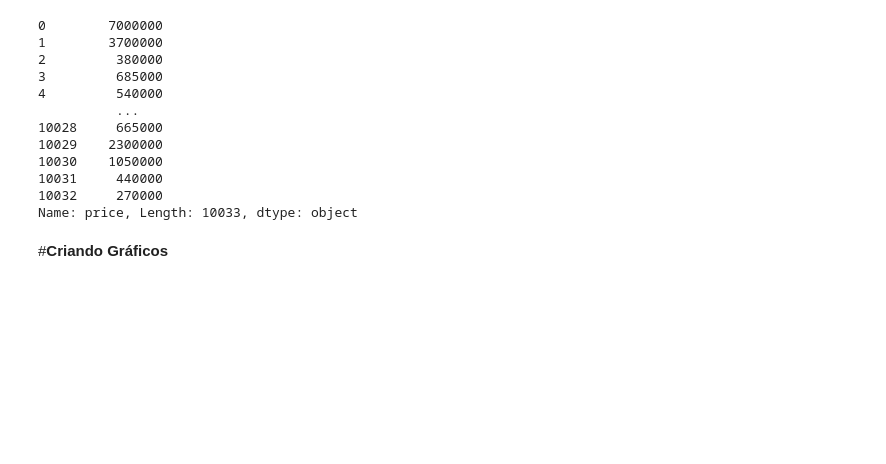
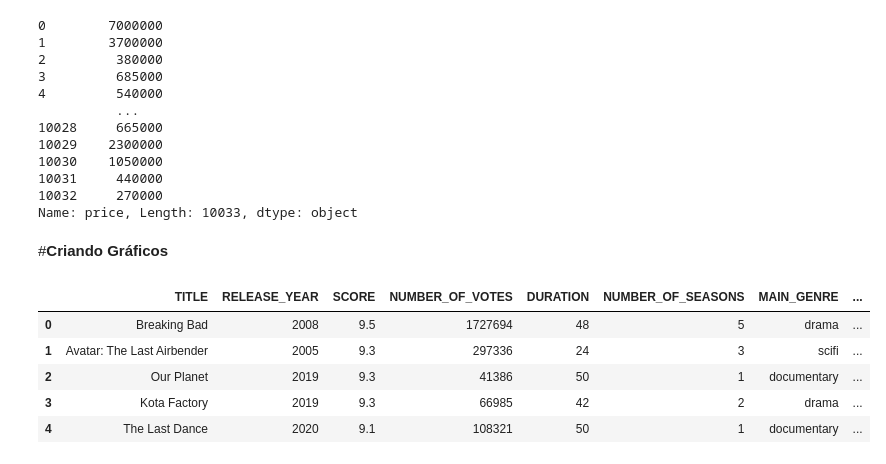
Before and after one commit to paulaprado1904/DataScience, a Jupyter notebook: Data_Science_AdaCoders2024Santander.ipynb, the cells around one changed output. Cells and saved outputs as stored; diff of their text form; code cells hidden in the pictures; blank space fills up the shorter version.

```diff
--- a/Data_Science_AdaCoders2024Santander.ipynb
+++ b/Data_Science_AdaCoders2024Santander.ipynb
@@ -402,3 +402,21 @@ df['price']
 Name: price, Length: 10033, dtype: object
 # %% [markdown]
 #**Criando Gráficos**
+# %%
+import pandas as pd
+import matplotlib.pyplot as plt
+df = pd.read_csv('/content/datasets/netflix.csv')
+df = df.drop(df.columns[0], axis = 1)
+# Remove a primeira coluna do DataFrame 'df'.
+# A função 'drop' é usada para eliminar a coluna cujo nome é especificado em 'df.columns[0]',
+# e 'axis=1' indica que estamos removendo uma coluna (não uma linha).
+# O resultado é atribuído de volta a 'df', atualizando o DataFrame para não incluir a primeira coluna.
+
+df.head()
+# %% [output]
+|  | TITLE | RELEASE_YEAR | SCORE | NUMBER_OF_VOTES | DURATION | NUMBER_OF_SEASONS | MAIN_GENRE | ... |
+| 0 | Breaking Bad | 2008 | 9.5 | 1727694 | 48 | 5 | drama | ... |
+| 1 | Avatar: The Last Airbender | 2005 | 9.3 | 297336 | 24 | 3 | scifi | ... |
+| 2 | Our Planet | 2019 | 9.3 | 41386 | 50 | 1 | documentary | ... |
+| 3 | Kota Factory | 2019 | 9.3 | 66985 | 42 | 2 | drama | ... |
+| 4 | The Last Dance | 2020 | 9.1 | 108321 | 50 | 1 | documentary | ... |
```
Also changed, not shown: parts of 3 cells of this notebook.
